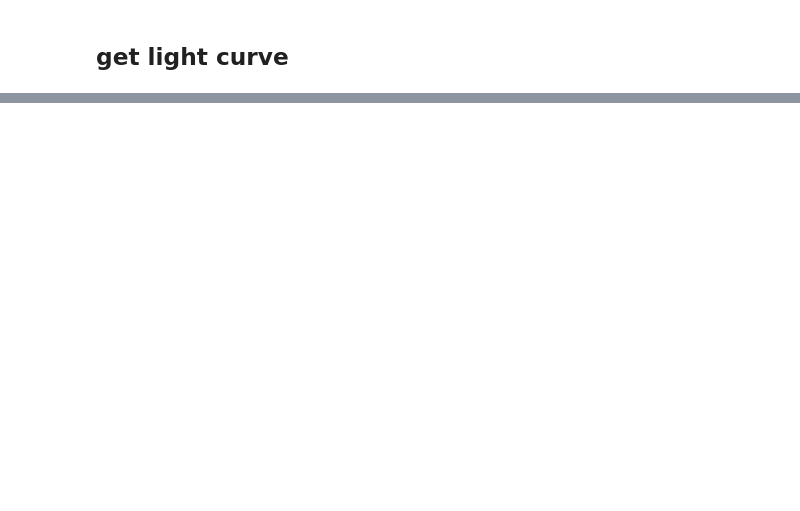
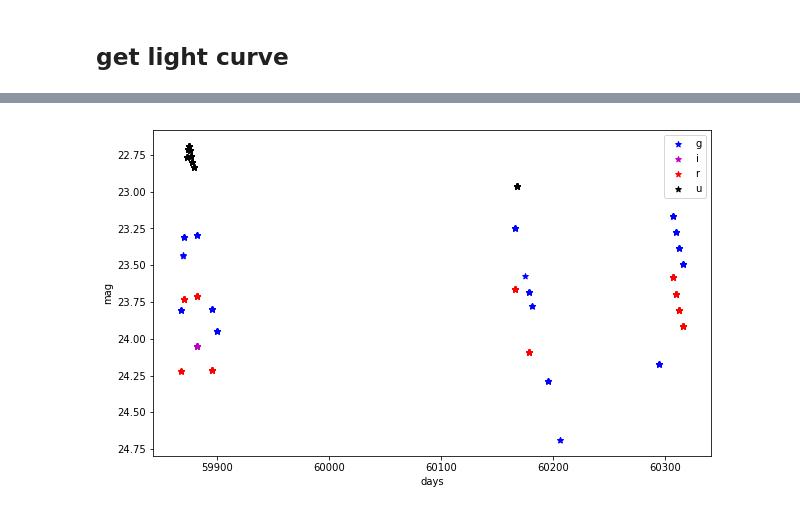
Before and after one commit to xiaolng/maf, a Jupyter notebook: TDEsMetricTest.ipynb, the cells around one changed output, grey strips where cells are left out. Saved outputs shown, nothing was run; the diff lists cells and outputs as text; code cells hidden in the pictures; blank space fills up the shorter version.

```diff
--- a/TDEsMetricTest.ipynb
+++ b/TDEsMetricTest.ipynb
@@ -376,0 +139,4 @@ plotlc(df, time_key='expMJD', mag_key='lcMags', filter_key='filters')
+# %%
+plotlc(df[df['lcAboveThresh']==True], time_key='expMJD', mag_key='lcMags', filter_key='filters')
+# %% [output]
+[figure, added]
```
Also changed, not shown: parts of 12 cells of this notebook.
